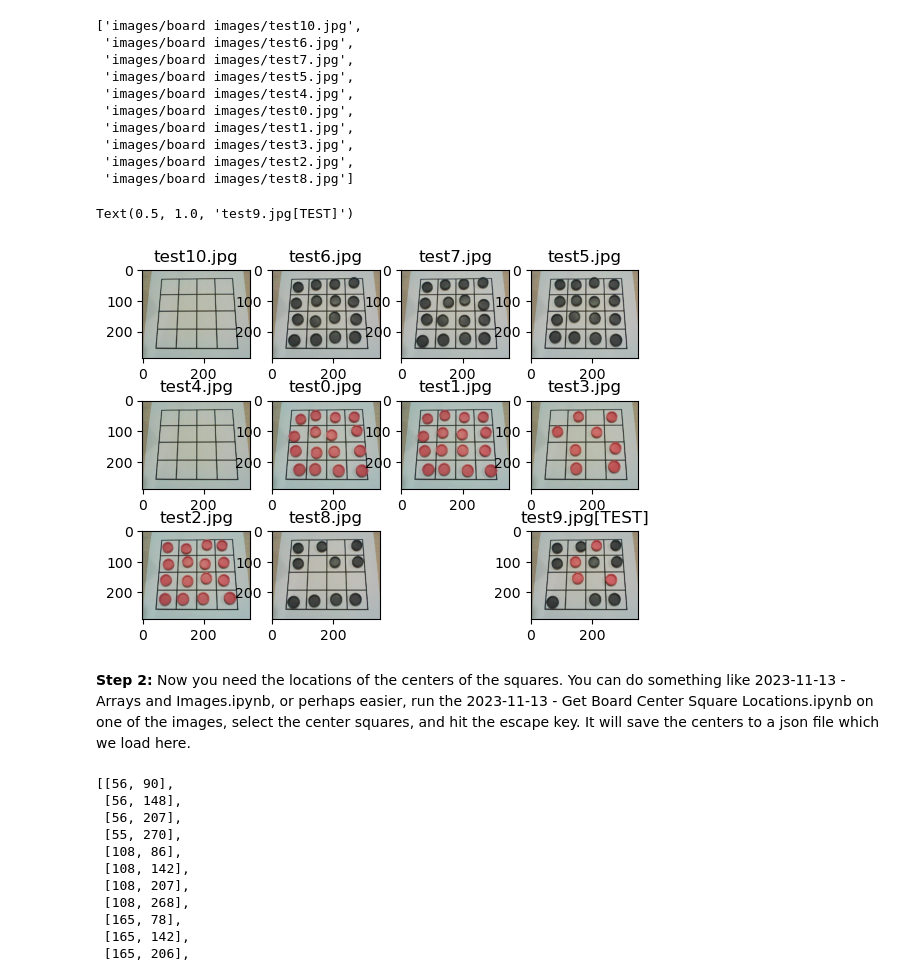
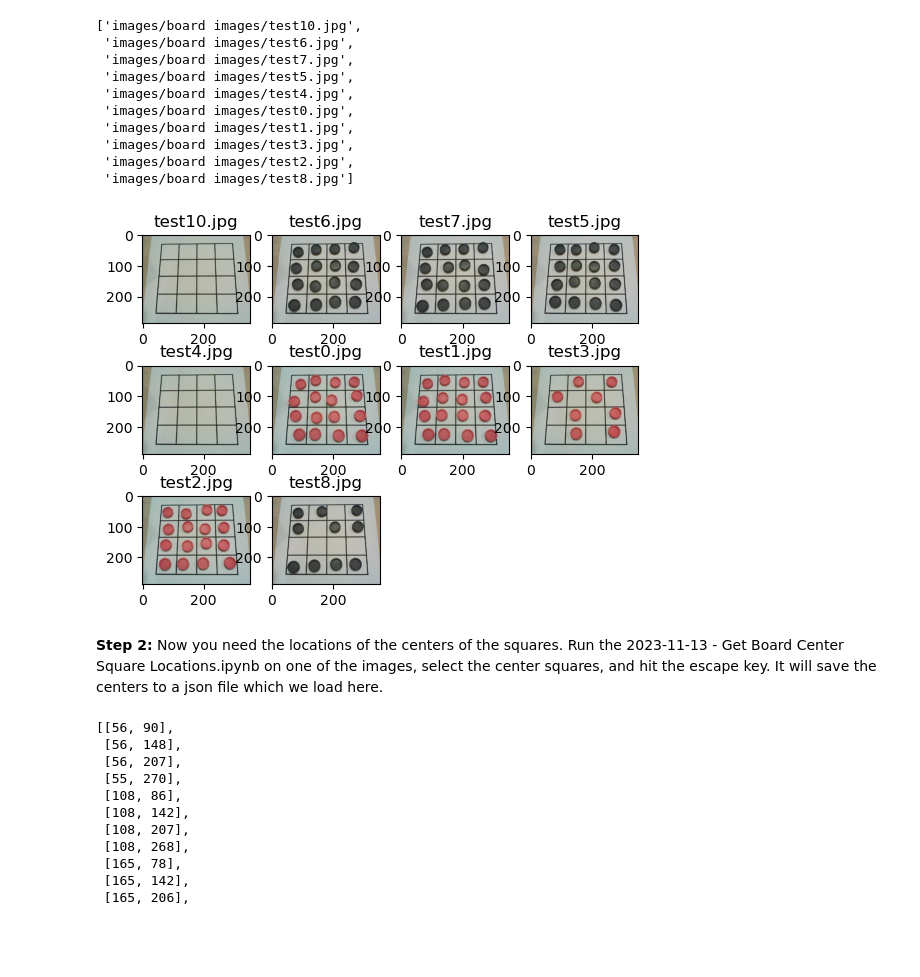
Before and after one commit to bblais/AI-and-Robotics-Fall-2023-Class-Notebooks, a Jupyter notebook: Sprint #4 - Classification, Images, and Neural Networks/2023-11-17 - Make a training image set of squares.ipynb, the cells around one changed output. Saved outputs shown, nothing was run; the diff lists cells and outputs as text; code cells hidden in the pictures; blank space fills up the shorter version.

```diff
--- a/Sprint #4 - Classification, Images, and Neural Networks/2023-11-17 - Make a training image set of squares.ipynb
+++ b/Sprint #4 - Classification, Images, and Neural Networks/2023-11-17 - Make a training image set of squares.ipynb
@@ -8,8 +8,6 @@ from glob import glob
 import os
 # %%
 fnames=glob('images/board images/*.jpg')
-test_image='images/board images/test9.jpg'
-fnames.remove(test_image)  # this will be the image I will reconstruct, so I don't want it in the training
 fnames
 # %% [output]
 ['images/board images/test10.jpg',
@@ -25,24 +23,16 @@ fnames
 # %%
 for i,fname in enumerate(fnames):
     im=imread(fname)
     subplot(3,4,i+1)
     imshow(im)
 
     root,part=os.path.split(fname)
 
     title(part)
-
-subplot(3,4,12)
-fname=test_image
-im=imread(fname)
-imshow(im)
-root,part=os.path.split(fname)
-title(part + "[TEST]")
 # %% [output]
-Text(0.5, 1.0, 'test9.jpg[TEST]')
-[figure, old version]
+[figure, new version]
 # %% [markdown]
-**Step 2:** Now you need the locations of the centers of the squares.  You can do something like 2023-11-13 - Arrays and Images.ipynb, or perhaps easier, run the 2023-11-13 - Get Board Center Square Locations.ipynb on one of the images, select the center squares, and hit the escape key.  It will save the centers to a json file which we load here.
+**Step 2:** Now you need the locations of the centers of the squares.  Run the 2023-11-13 - Get Board Center Square Locations.ipynb on one of the images, select the center squares, and hit the escape key.  It will save the centers to a json file which we load here.
 # %%
 import json
 with open('locations.json') as json_file:
```
Also changed, not shown: parts of 1 cell of this notebook, 11 other files.
